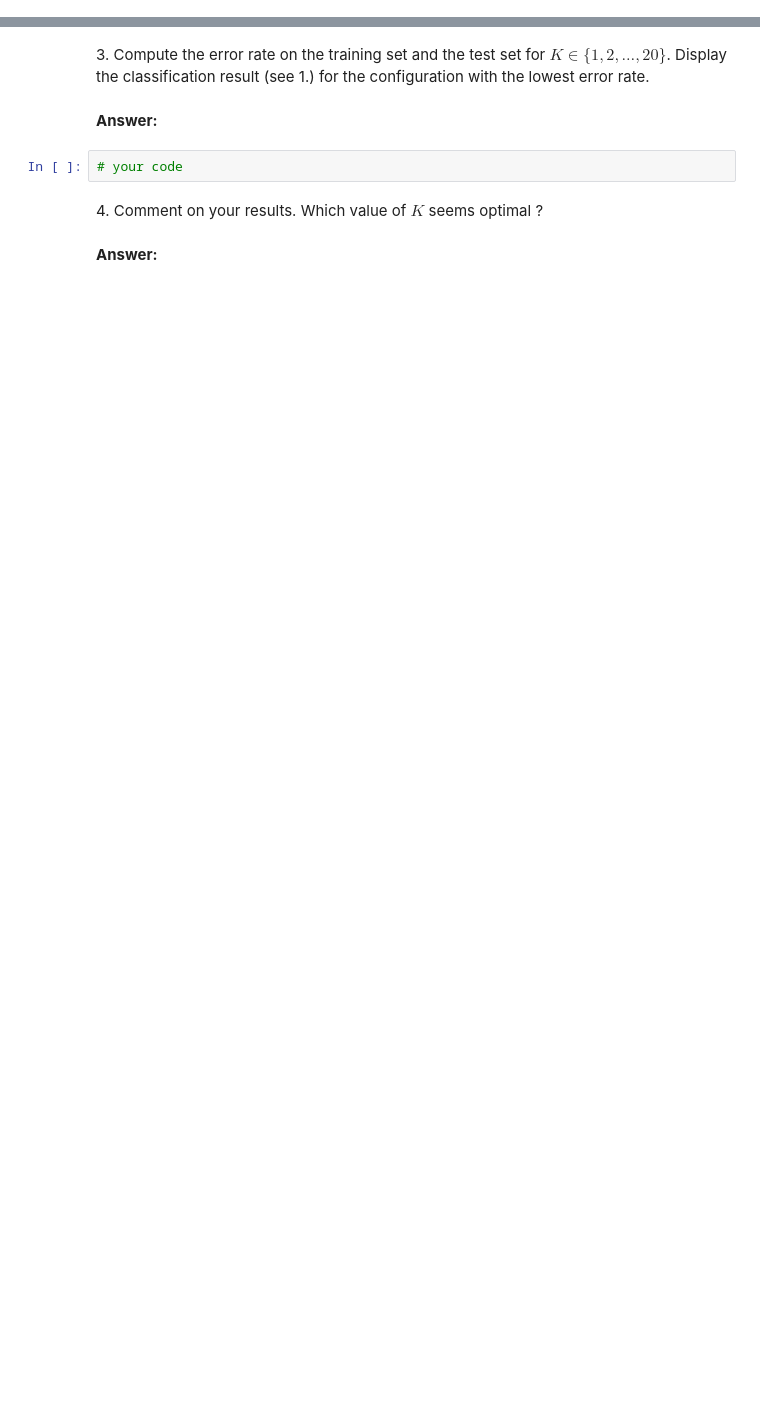
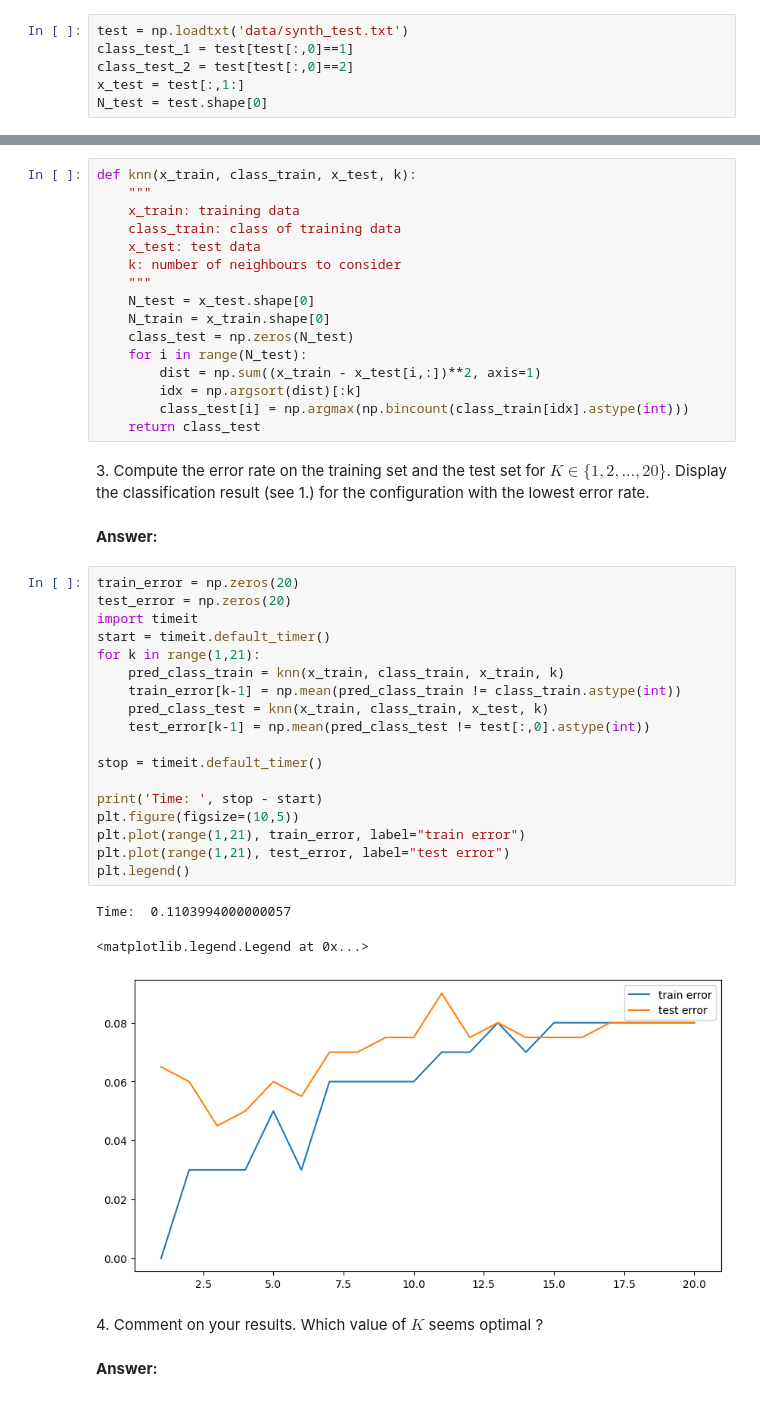
Before and after one commit to hichamomh/Python-labs, a Jupyter notebook: Labs/Lab4/lab4.ipynb, the cells around one changed output, grey strips where cells are left out. Cells and saved outputs as stored; diff of their text form; blank space fills up the shorter version.

```diff
--- a/Labs/Lab4/lab4.ipynb
+++ b/Labs/Lab4/lab4.ipynb
@@ -56,3 +45,9 @@ N_test = test.shape[0]
+# %%
+test = np.loadtxt('data/synth_test.txt')
+class_test_1 = test[test[:,0]==1]
+class_test_2 = test[test[:,0]==2]
+x_test = test[:,1:]
+N_test = test.shape[0]
 # %% [markdown]
 1\. Display the training set and distinguish the two classes.
 
@@ -83,9 +82,45 @@ N_test = test.shape[0]
+# %%
+def knn(x_train, class_train, x_test, k):
+    """
+    x_train: training data
+    class_train: class of training data
+    x_test: test data
+    k: number of neighbours to consider
+    """
+    N_test = x_test.shape[0]
+    N_train = x_train.shape[0]
+    class_test = np.zeros(N_test)
+    for i in range(N_test):
+        dist = np.sum((x_train - x_test[i,:])**2, axis=1)
+        idx = np.argsort(dist)[:k]
+        class_test[i] = np.argmax(np.bincount(class_train[idx].astype(int)))
+    return class_test
 # %% [markdown]
 3\. Compute the error rate on the training set and the test set for $K \in \{1,2, \dotsc, 20\}$. Display the classification result (see 1.) for the configuration with the lowest error rate.
 # %% [markdown]
 **Answer:**
-# %%
-# your code
+# %%
+train_error = np.zeros(20)
+test_error = np.zeros(20)
+import timeit
+start = timeit.default_timer()
+for k in range(1,21):
+    pred_class_train = knn(x_train, class_train, x_train, k)
+    train_error[k-1] = np.mean(pred_class_train != class_train.astype(int))
+    pred_class_test = knn(x_train, class_train, x_test, k)
+    test_error[k-1] = np.mean(pred_class_test != test[:,0].astype(int))
+
+stop = timeit.default_timer()
+
+print('Time: ', stop - start)
+plt.figure(figsize=(10,5))
+plt.plot(range(1,21), train_error, label="train error")
+plt.plot(range(1,21), test_error, label="test error")
+plt.legend()
+# %% [output]
+Time:  0.1103994000000057
+<matplotlib.legend.Legend at 0x...>
+[figure, added]
 # %% [markdown]
 4\. Comment on your results. Which value of $K$ seems optimal ?
 # %% [markdown]
```
Also changed, not shown: parts of 12 cells of this notebook, 20 other files.
